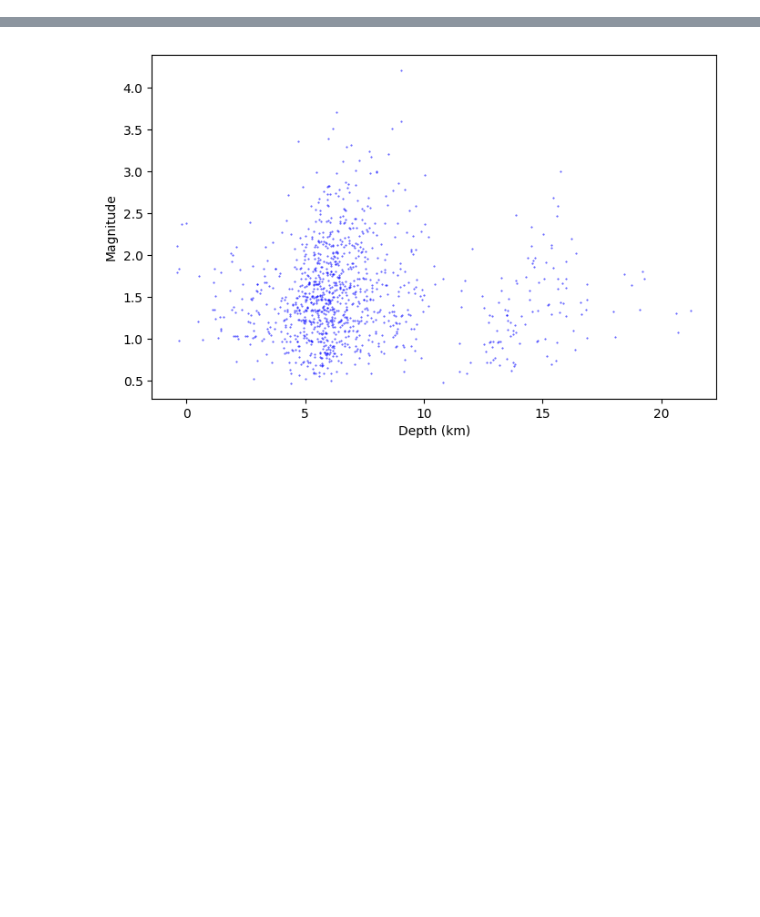
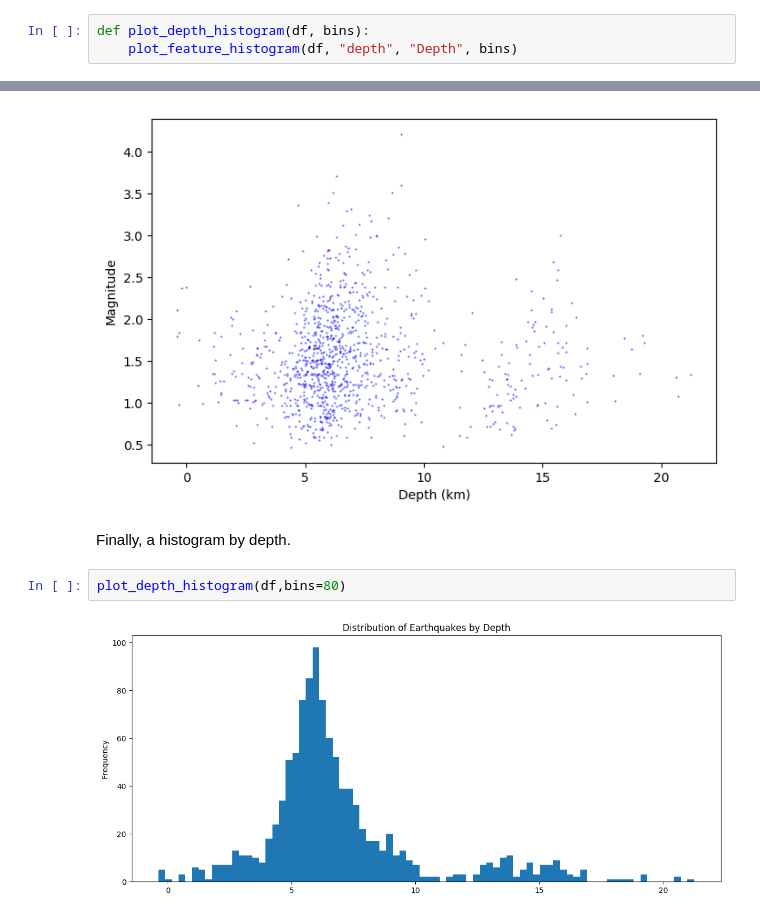
Before and after one commit to jakesnow/quakes, a Jupyter notebook: Quakes.ipynb, the cells around one changed output, grey strips where cells are left out. Drawn from its saved outputs; the diff is of its cells as text; blank space fills up the shorter version.

```diff
--- a/Quakes.ipynb
+++ b/Quakes.ipynb
@@ -176,0 +177,3 @@ def plot_magnitude_histogram(df, bins):
+# %%
+def plot_depth_histogram(df, bins):
+    plot_feature_histogram(df, "depth", "Depth", bins)
@@ -237,3 +245,9 @@ plot_magnitude_histogram(df, bins=100)
 scatterplot(df.depth,df.mag, "Depth (km)","Magnitude",color='b')
 # %% [output]
 [figure]
+# %% [markdown]
+Finally, a histogram by depth.
+# %%
+plot_depth_histogram(df,bins=80)
+# %% [output]
+[figure, added]
```
Also changed, not shown: parts of 5 cells of this notebook.
